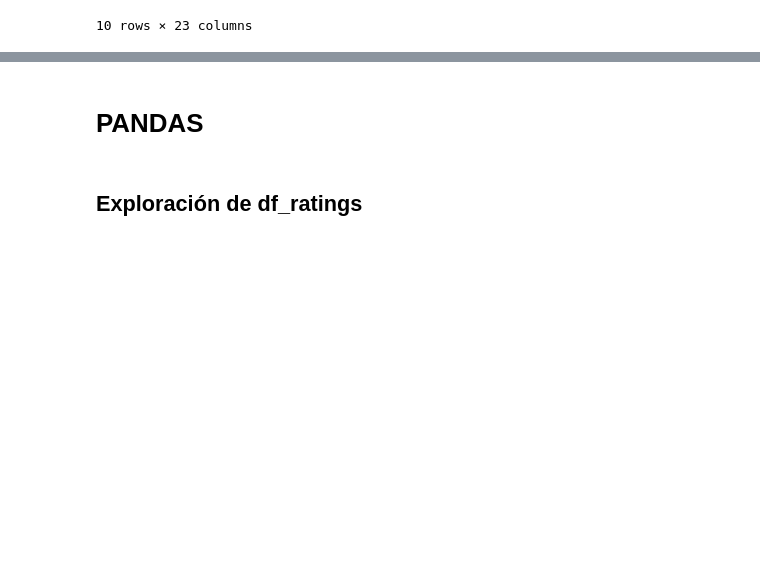
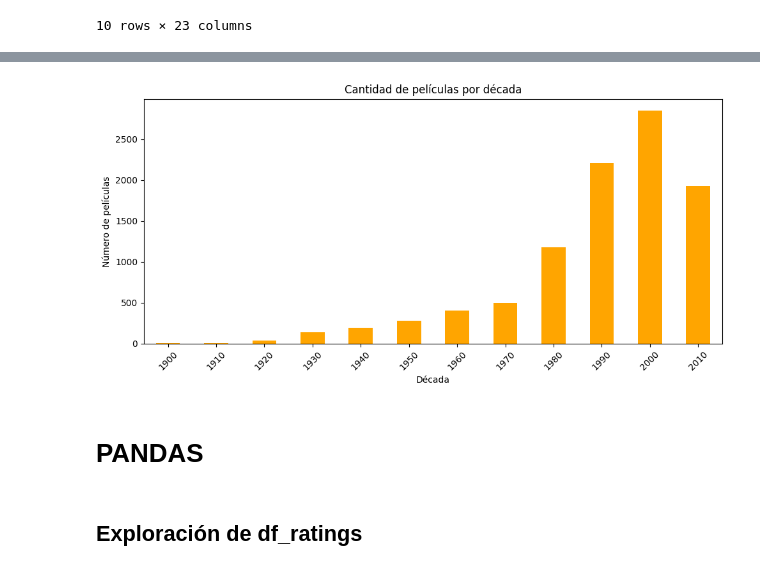
Before and after one commit to ValentinaJimenezTorres/A3_marketing, a Jupyter notebook: b_exploracion_limpieza.ipynb, the cells around one changed output, grey strips where cells are left out. Saved outputs shown, nothing was run; the diff lists cells and outputs as text; code cells hidden in the pictures; blank space fills up the shorter version.

```diff
--- a/b_exploracion_limpieza.ipynb
+++ b/b_exploracion_limpieza.ipynb
@@ -122,0 +125,28 @@ except sql.Error as e:
+# %%
+try:
+    # Consulta SQL
+    query = "SELECT * FROM movies"
+    df_movies = pd.read_sql_query(query, con)
+
+    # Extraer el primer año entre paréntesis (en cualquier parte del título)
+    df_movies['Year'] = df_movies['title'].str.extract(r'\((\d{4})\)', expand=False)
+
+    # Crear dos DataFrames: uno con año válido y otro sin año
+    df_movies_valid = df_movies[df_movies['Year'].notnull()].copy()
+    df_movies_invalid = df_movies[df_movies['Year'].isnull()].copy()
+
+    # Convertir a tipo numérico los años válidos
+    df_movies_valid['Year'] = df_movies_valid['Year'].astype(int)
+
+    # Separar los géneros
+    df_movies['genres_split'] = df_movies['genres'].str.split('|')
+
+    # Imprimir resultados
+    print("\nPelículas con año válido:")
+    print(df_movies_valid[['title', 'Year']].head())
+
+    print("\nPelículas SIN año (inválido o ausente):")
+    print(df_movies_invalid[['title']].head())
+
+except Exception as e:
+    print(f"Error: {e}")
@@ -172,3 +295,18 @@ df_movies1.head(10)
+# %%
+# Agrupar por década
+df_movies_valid['Decade'] = (df_movies_valid['Year'] // 10) * 10
+peliculas_por_decada = df_movies_valid['Decade'].value_counts().sort_index()
+
+plt.figure(figsize=(10, 5))
+peliculas_por_decada.plot(kind='bar', color='orange')
+plt.title('Cantidad de películas por década')
+plt.xlabel('Década')
+plt.ylabel('Número de películas')
+plt.xticks(rotation=45)
+plt.tight_layout()
+plt.show()
+# %% [output]
+[figure, added]
 # %% [markdown]
 # PANDAS
 # %%
```
Also changed, not shown: parts of 8 cells of this notebook.
